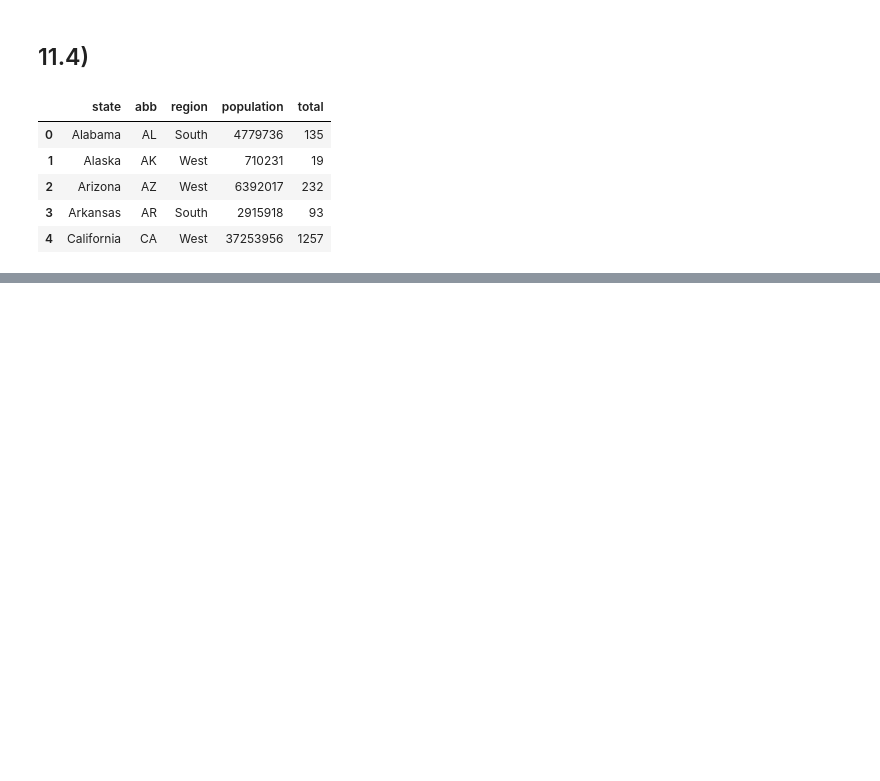
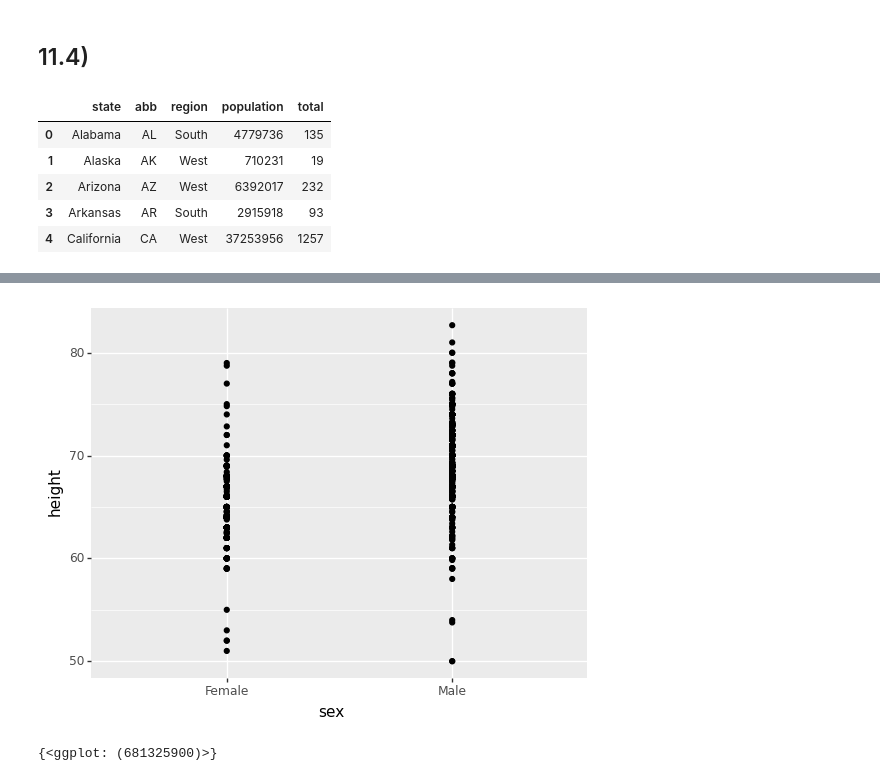
Before and after one commit to pdcos/analise_visual_ciencia_de_dados, a Jupyter notebook: participacao_3/solutions_3.ipynb, the cells around one changed output, grey strips where cells are left out. Cells and saved outputs as stored; diff of their text form; code cells hidden in the pictures; blank space fills up the shorter version.

```diff
--- a/participacao_3/solutions_3.ipynb
+++ b/participacao_3/solutions_3.ipynb
@@ -62,0 +65,10 @@ df = (df_murders
+# %%
+# Importando o dataset murders
+
+# URL do dataset murders no GitHub do dslabs
+path = "https://vincentarelbundock.github.io/Rdatasets/csv/dslabs/heights.csv"
+
+# Lendo o dataset em um DataFrame do pandas
+df_heights = pd.read_csv(path)
+
+display(df_heights.head())
@@ -62,0 +82,9 @@ df = (df_murders
+# %%
+{
+    ggplot(df_heights) + aes(x='sex', y ='height') + \
+    geom_point()
+
+}
+# %% [output]
+[figure, added]
+{<ggplot: (681325900)>}
```
Also changed, not shown: parts of 8 cells of this notebook.
